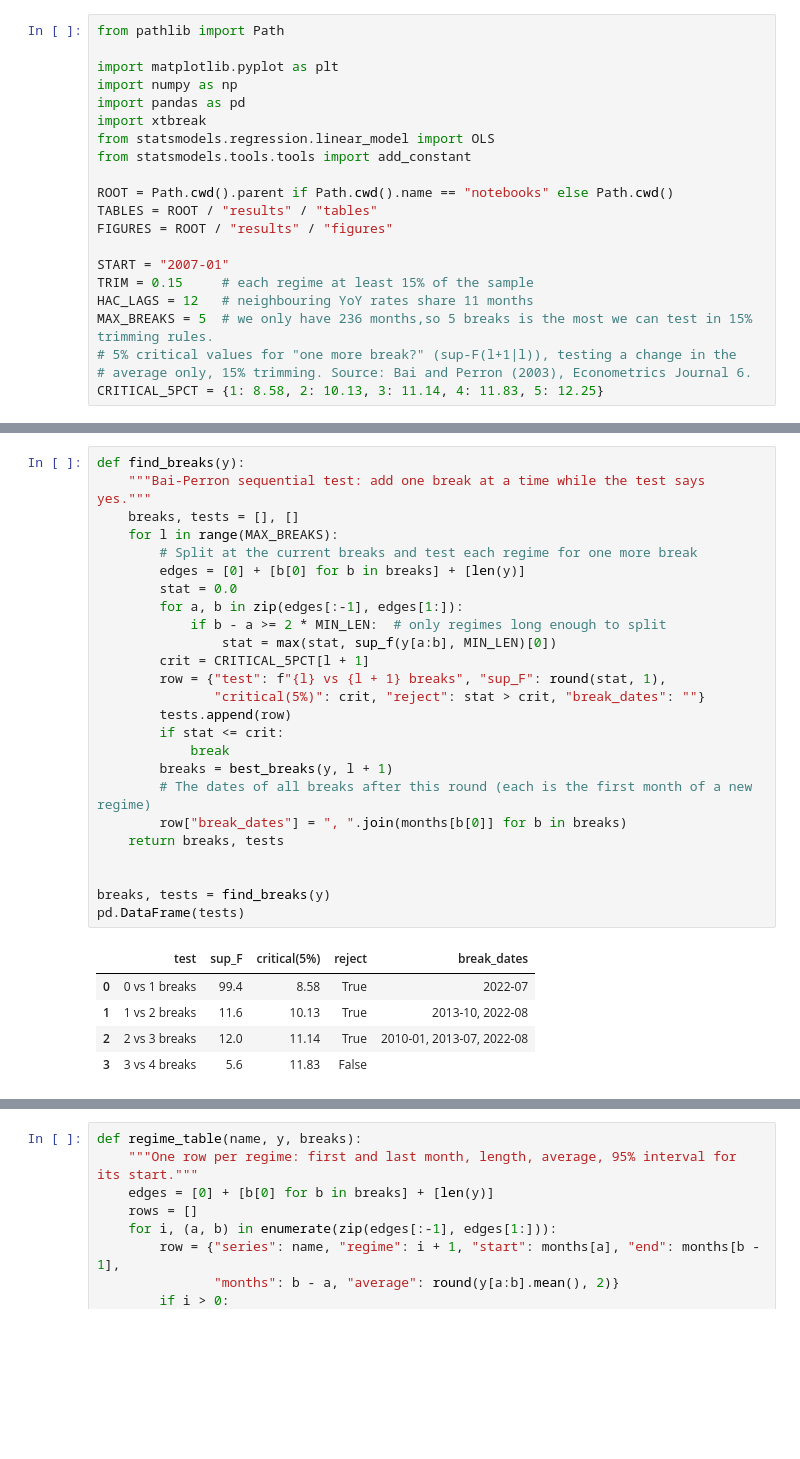
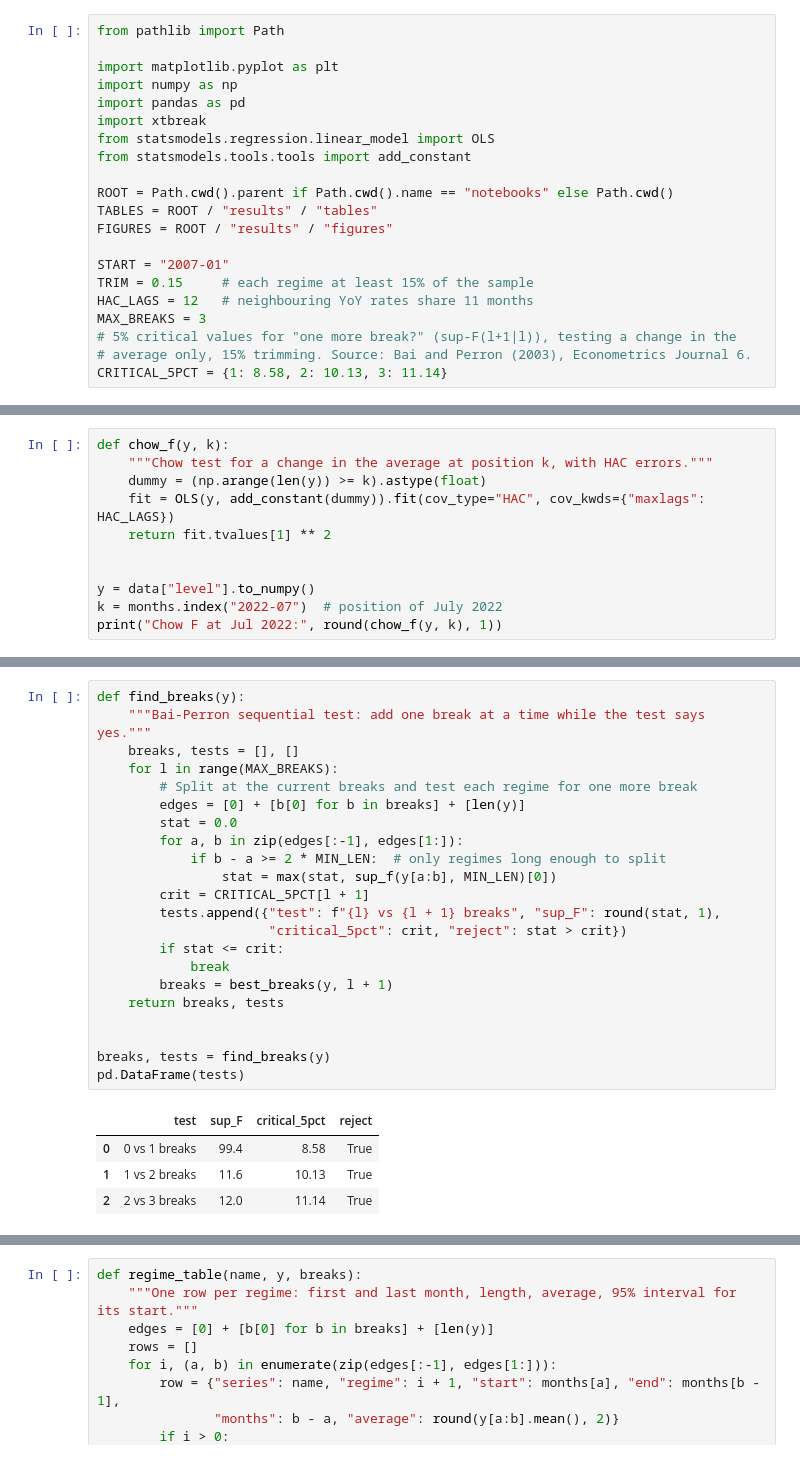
Before and after one commit to tay27890123/japan-inflation-regime-paper, a Jupyter notebook: notebooks/02_rq1_breaks.ipynb, the cells around one changed output, grey strips where cells are left out. Drawn from its saved outputs; the diff is of its cells as text; blank space fills up the shorter version.

```diff
--- a/notebooks/02_rq1_breaks.ipynb
+++ b/notebooks/02_rq1_breaks.ipynb
@@ -22,9 +21,9 @@ FIGURES = ROOT / "results" / "figures"
 START = "2007-01"
 TRIM = 0.15     # each regime at least 15% of the sample
 HAC_LAGS = 12   # neighbouring YoY rates share 11 months
-MAX_BREAKS = 5  # we only have 236 months,so 5 breaks is the most we can test in 15% trimming rules.
+MAX_BREAKS = 3
 # 5% critical values for "one more break?" (sup-F(l+1|l)), testing a change in the
 # average only, 15% trimming. Source: Bai and Perron (2003), Econometrics Journal 6.
-CRITICAL_5PCT = {1: 8.58, 2: 10.13, 3: 11.14, 4: 11.83, 5: 12.25}
+CRITICAL_5PCT = {1: 8.58, 2: 10.13, 3: 11.14}
 # %% [markdown]
 ## 1. The data
@@ -68,0 +61,11 @@ Chow test at every month except the first and last 15%: 167 months, Dec 2009 to
+# %%
+def chow_f(y, k):
+    """Chow test for a change in the average at position k, with HAC errors."""
+    dummy = (np.arange(len(y)) >= k).astype(float)
+    fit = OLS(y, add_constant(dummy)).fit(cov_type="HAC", cov_kwds={"maxlags": HAC_LAGS})
+    return fit.tvalues[1] ** 2
+
+
+y = data["level"].to_numpy()
+k = months.index("2022-07")  # position of July 2022
+print("Chow F at Jul 2022:", round(chow_f(y, k), 1))
@@ -153,32 +142,28 @@ The loop stops at the first "no". The final dates come from the last "yes" round
 # %%
 def find_breaks(y):
     """Bai-Perron sequential test: add one break at a time while the test says yes."""
     breaks, tests = [], []
     for l in range(MAX_BREAKS):
         # Split at the current breaks and test each regime for one more break
         edges = [0] + [b[0] for b in breaks] + [len(y)]
         stat = 0.0
         for a, b in zip(edges[:-1], edges[1:]):
             if b - a >= 2 * MIN_LEN:  # only regimes long enough to split
                 stat = max(stat, sup_f(y[a:b], MIN_LEN)[0])
         crit = CRITICAL_5PCT[l + 1]
-        row = {"test": f"{l} vs {l + 1} breaks", "sup_F": round(stat, 1),
-               "critical(5%)": crit, "reject": stat > crit, "break_dates": ""}
-        tests.append(row)
+        tests.append({"test": f"{l} vs {l + 1} breaks", "sup_F": round(stat, 1),
+                      "critical_5pct": crit, "reject": stat > crit})
         if stat <= crit:
             break
         breaks = best_breaks(y, l + 1)
-        # The dates of all breaks after this round (each is the first month of a new regime)
-        row["break_dates"] = ", ".join(months[b[0]] for b in breaks)
     return breaks, tests
 
 
 breaks, tests = find_breaks(y)
 pd.DataFrame(tests)
 # %% [output]
-|  | test | sup_F | critical(5%) | reject | break_dates |
-| 0 | 0 vs 1 breaks | 99.4 | 8.58 | True | 2022-07 |
-| 1 | 1 vs 2 breaks | 11.6 | 10.13 | True | 2013-10, 2022-08 |
-| 2 | 2 vs 3 breaks | 12.0 | 11.14 | True | 2010-01, 2013-07, 2022-08 |
-| 3 | 3 vs 4 breaks | 5.6 | 11.83 | False |  |
+|  | test | sup_F | critical_5pct | reject |
+| 0 | 0 vs 1 breaks | 99.4 | 8.58 | True |
+| 1 | 1 vs 2 breaks | 11.6 | 10.13 | True |
+| 2 | 2 vs 3 breaks | 12.0 | 11.14 | True |
 # %% [markdown]
```
Also changed, not shown: parts of 21 cells of this notebook, 4 other files.
